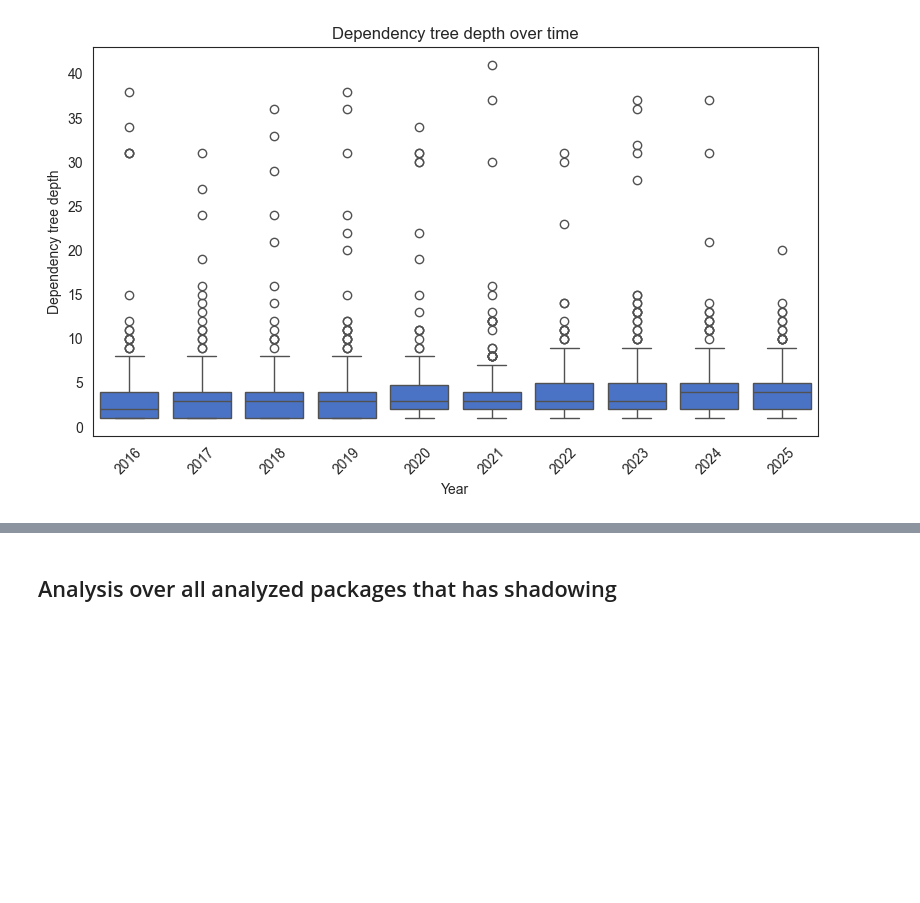
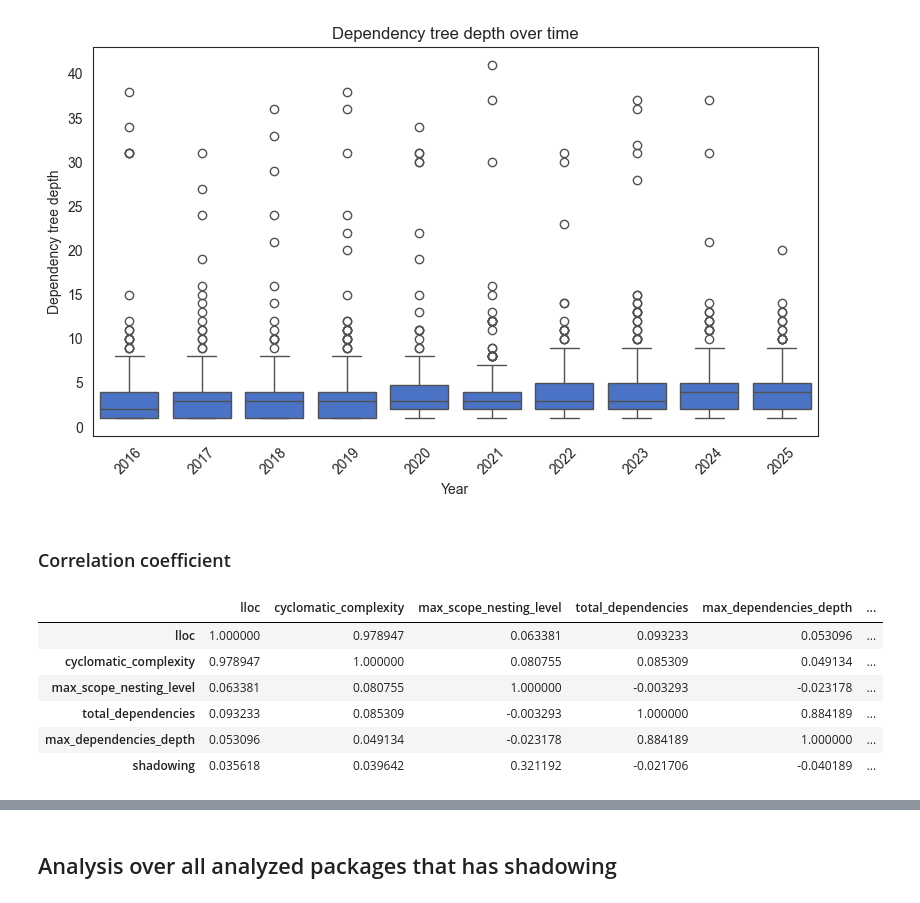
Before and after one commit to denisG99/ATCNS-Supply-Chain-Attack, a Jupyter notebook: src/complexity/analysis.ipynb, the cells around one changed output, grey strips where cells are left out. Saved outputs shown, nothing was run; the diff lists cells and outputs as text; code cells hidden in the pictures; blank space fills up the shorter version.

Commit message:
correlation coefficient

```diff
--- a/src/complexity/analysis.ipynb
+++ b/src/complexity/analysis.ipynb
@@ -110,3 +124,15 @@ draw_complexity_stats(df_packages_plot, "year", "max_dependencies_depth", "Year"
 [figure]
 [figure]
 [figure]
+# %% [markdown]
+### Correlation coefficient
+# %%
+df_packages_plot.loc[::,"lloc": ].corr(method="pearson")
+# %% [output]
+|  | lloc | cyclomatic_complexity | max_scope_nesting_level | total_dependencies | max_dependencies_depth | ... |
+| lloc | 1.000000 | 0.978947 | 0.063381 | 0.093233 | 0.053096 | ... |
+| cyclomatic_complexity | 0.978947 | 1.000000 | 0.080755 | 0.085309 | 0.049134 | ... |
+| max_scope_nesting_level | 0.063381 | 0.080755 | 1.000000 | -0.003293 | -0.023178 | ... |
+| total_dependencies | 0.093233 | 0.085309 | -0.003293 | 1.000000 | 0.884189 | ... |
+| max_dependencies_depth | 0.053096 | 0.049134 | -0.023178 | 0.884189 | 1.000000 | ... |
+| shadowing | 0.035618 | 0.039642 | 0.321192 | -0.021706 | -0.040189 | ... |
```
Also changed, not shown: parts of 6 cells of this notebook, 1 other file.
